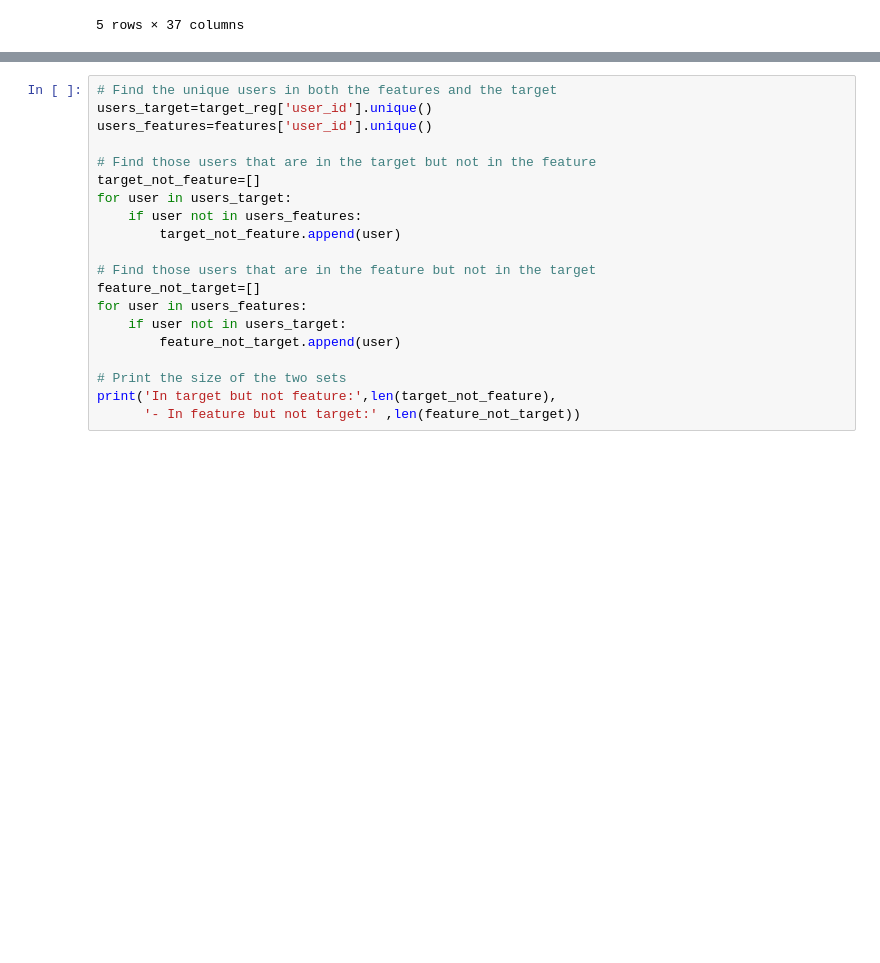
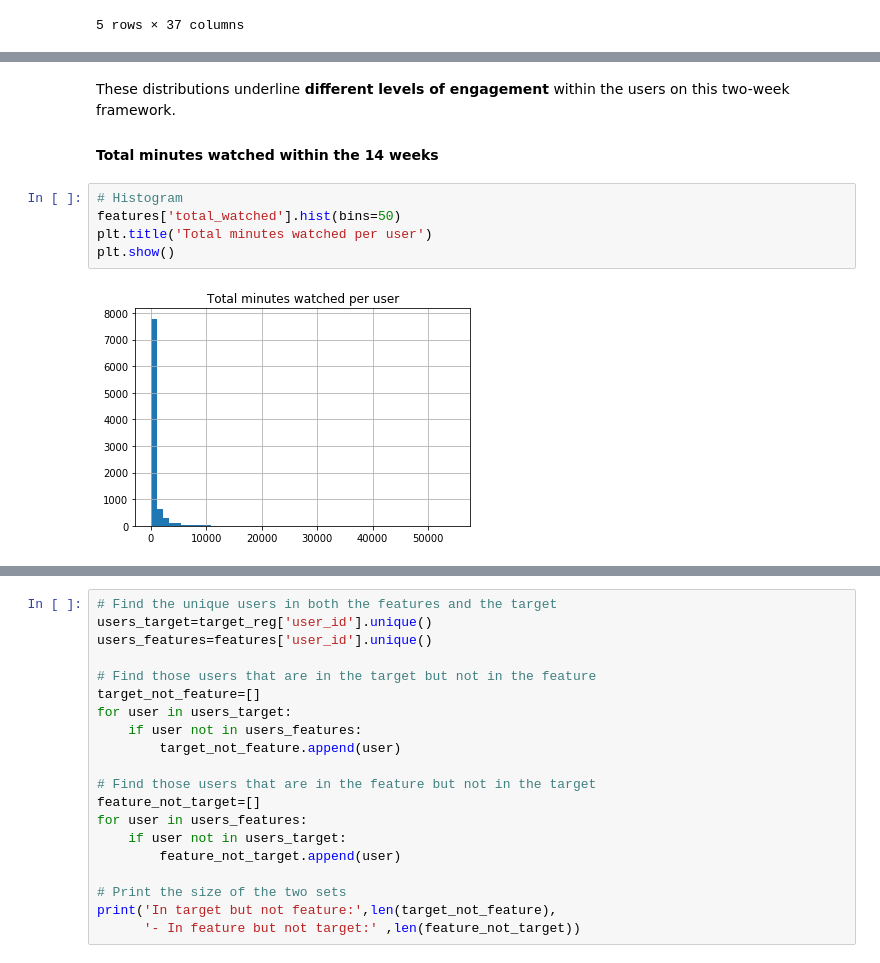
Before and after one commit to bbc/datalab-ml-training, a Jupyter notebook: iPlayerForecast_course2.ipynb, the cells around one changed output, grey strips where cells are left out. Saved outputs shown, nothing was run; the diff lists cells and outputs as text; blank space fills up the shorter version.

```diff
--- a/iPlayerForecast_course2.ipynb
+++ b/iPlayerForecast_course2.ipynb
@@ -300,0 +358,12 @@ for i in features.columns:
+# %% [markdown]
+These distributions underline __different levels of engagement__ within the users on this two-week framework.
+
+
+#### Total minutes watched within the 14 weeks
+# %%
+# Histogram
+features['total_watched'].hist(bins=50)
+plt.title('Total minutes watched per user')
+plt.show()
+# %% [output]
+[figure, added]
```
Also changed, not shown: parts of 44 cells of this notebook, 1 other file.
